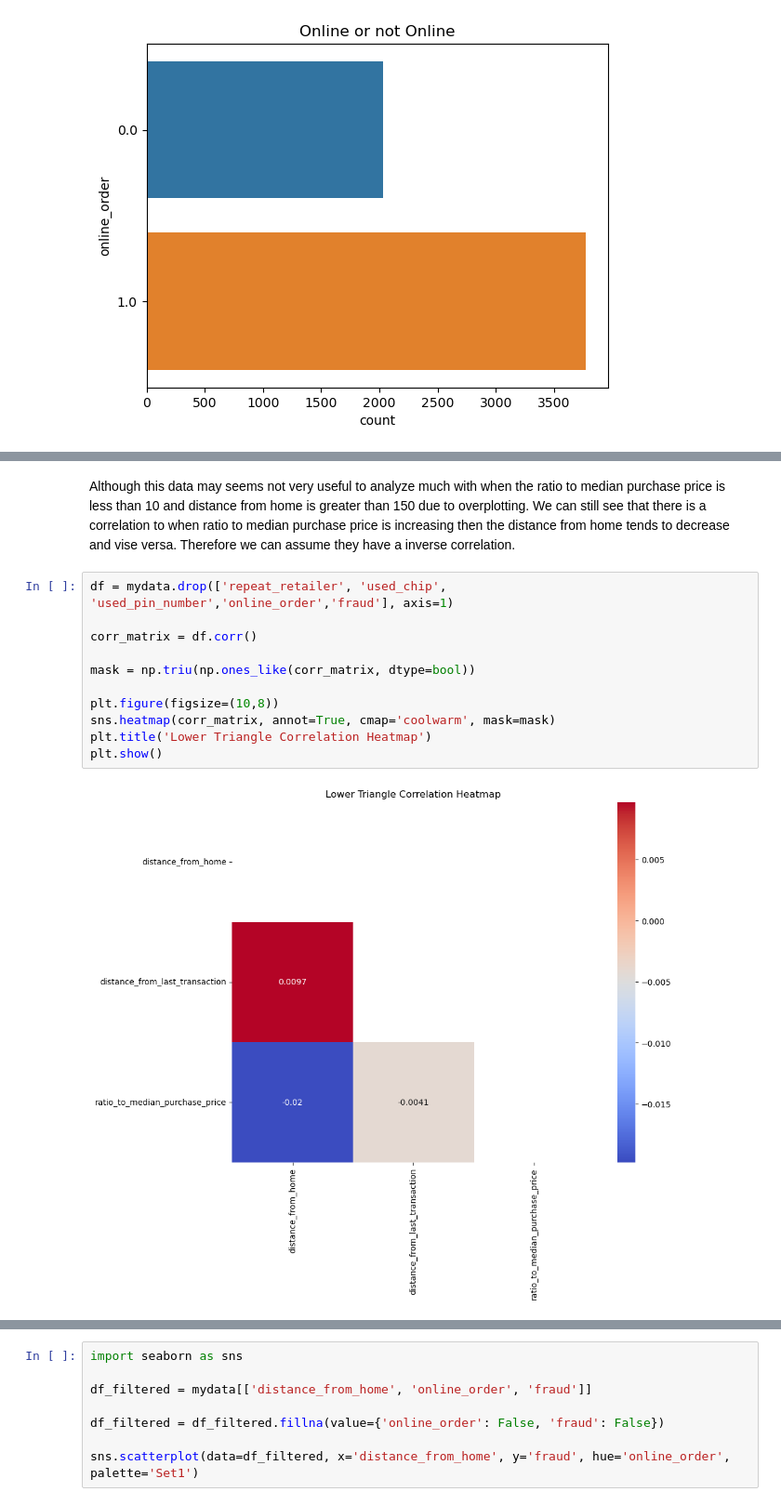
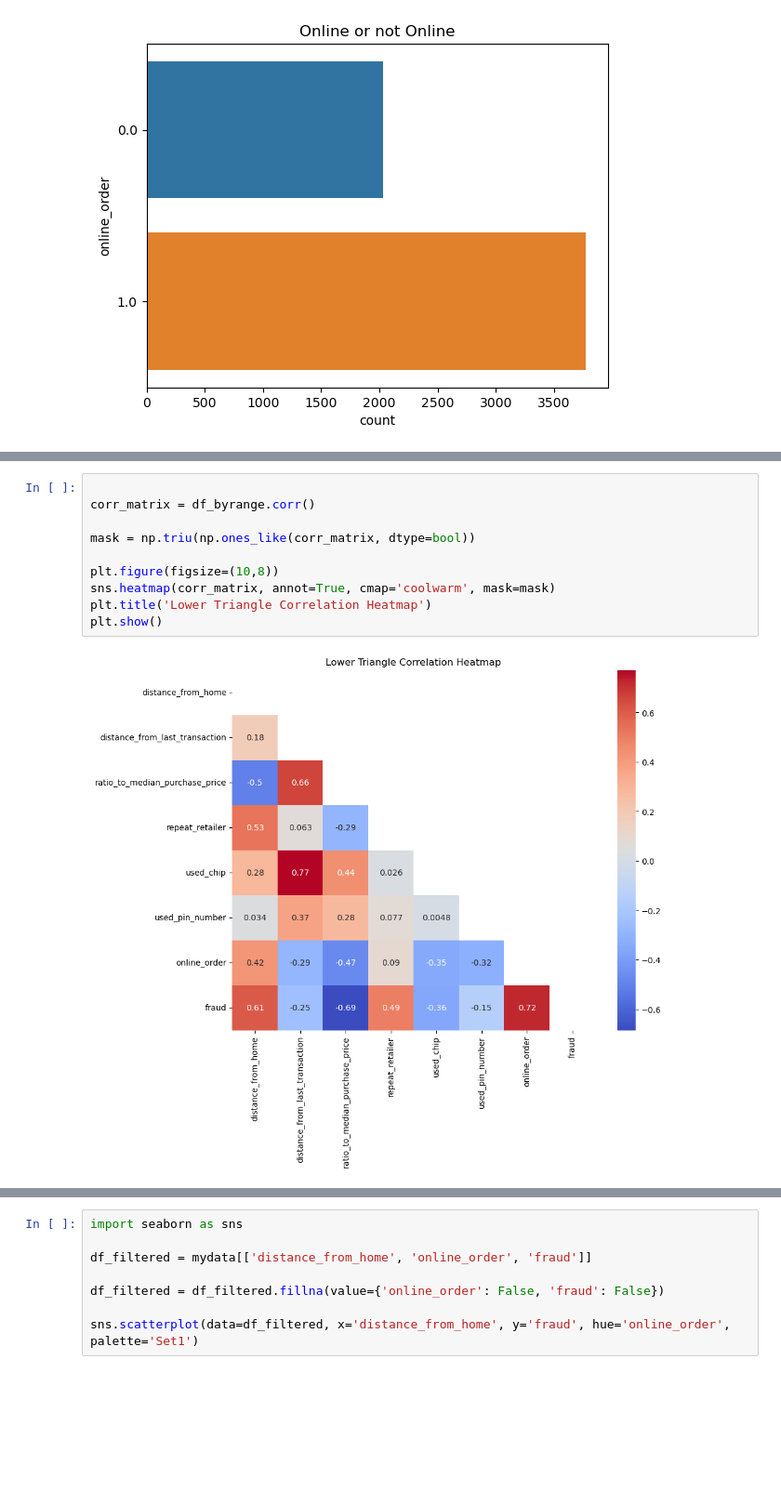
Before and after one commit to KarimKhalil33/CreditCard-Fraud-Data-Analysis, a Jupyter notebook: analysis/analysis2.ipynb, the cells around one changed output, grey strips where cells are left out. Shown: that part at 93% size. Cells and saved outputs as stored; diff of their text form; blank space fills up the shorter version.

```diff
--- a/analysis/analysis2.ipynb
+++ b/analysis/analysis2.ipynb
@@ -171,15 +144,12 @@ plt.show(scatterplot)
-# %% [markdown]
-Although this data may seems not very useful to analyze much with when the ratio to median purchase price is less than 10 and distance from home is greater than 150 due to overplotting. We can still see that there is a correlation to when ratio to median purchase price is increasing then the distance from home tends to decrease and vise versa. Therefore we can assume they have a inverse correlation.
 # %%
-df = mydata.drop(['repeat_retailer', 'used_chip', 'used_pin_number','online_order','fraud'], axis=1)
 
-corr_matrix = df.corr()
+corr_matrix = df_byrange.corr()
 
 mask = np.triu(np.ones_like(corr_matrix, dtype=bool))
 
 plt.figure(figsize=(10,8))
 sns.heatmap(corr_matrix, annot=True, cmap='coolwarm', mask=mask)
 plt.title('Lower Triangle Correlation Heatmap')
 plt.show()
 # %% [output]
-[figure, old version]
+[figure, new version]
```
Also changed, not shown: parts of 34 cells of this notebook, 2 other files.
